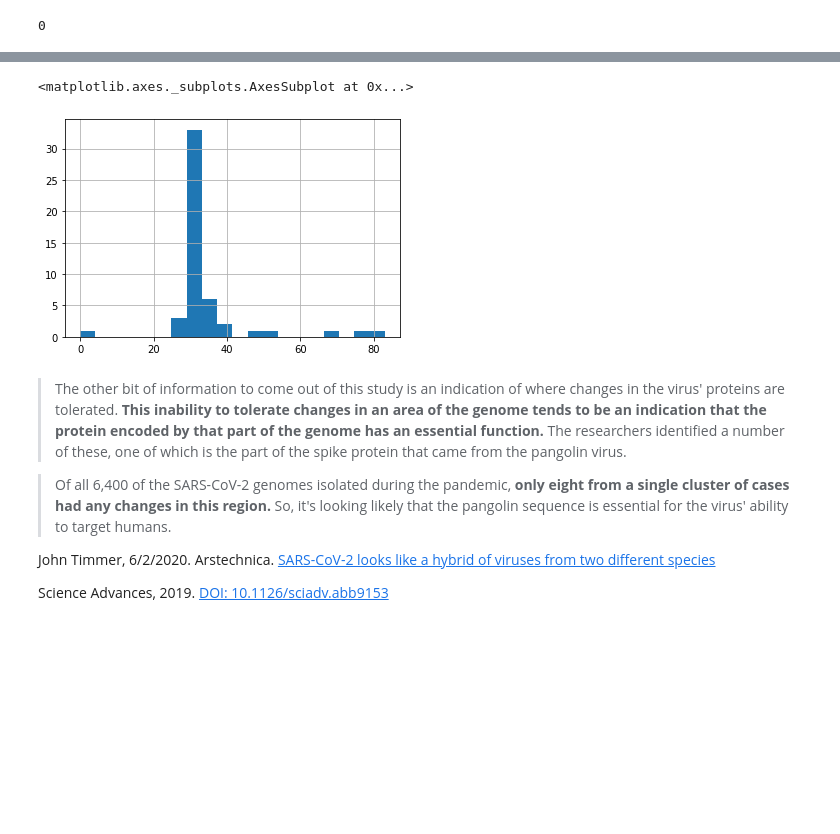
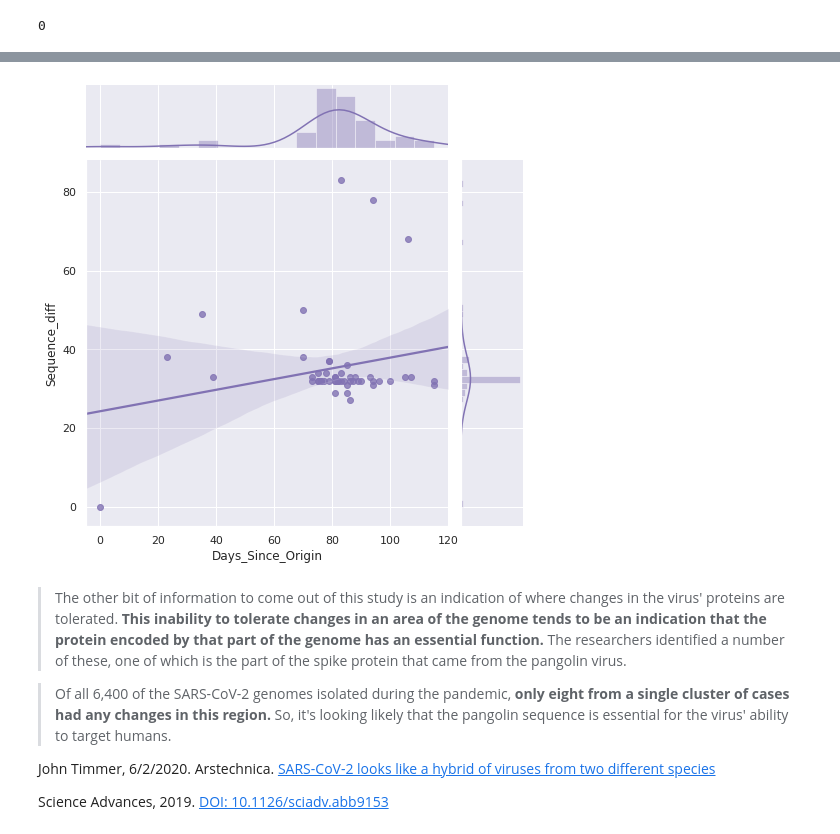
Before and after one commit to lukexyz/DNA-Toolbox, a Jupyter notebook: notebooks/03-COVID19-GlobalAnalysis.ipynb, the cells around one changed output, grey strips where cells are left out. Drawn from its saved outputs; the diff is of its cells as text; code cells hidden in the pictures; blank space fills up the shorter version.

```diff
--- a/notebooks/03-COVID19-GlobalAnalysis.ipynb
+++ b/notebooks/03-COVID19-GlobalAnalysis.ipynb
@@ -144,8 +149,12 @@ sns.lmplot(x="Days_Since_Origin", y="Sequence_diff", data=df)
-# %%
-df.Sequence_diff.hist(bins=20)
-# %% [output]
-<matplotlib.axes._subplots.AxesSubplot at 0x...>
-[figure, removed]
+# %%
+sns.set(style="darkgrid")
+g = sns.jointplot(x="Days_Since_Origin", y="Sequence_diff", data=df,
+                  kind="reg", truncate=False,
+                  xlim=(-5, df.Days_Since_Origin.max()+5),
+                  ylim=(-5, df.Sequence_diff.max()+5),
+                  color="m", height=7)
+# %% [output]
+[figure, added]
 # %% [markdown]
 > The other bit of information to come out of this study is an indication of where changes in the virus' proteins are tolerated. **This inability to tolerate changes in an area of the genome tends to be an indication that the protein encoded by that part of the genome has an essential function.** The researchers identified a number of these, one of which is the part of the spike protein that came from the pangolin virus.
 
```
Also changed, not shown: parts of 4 cells of this notebook.
